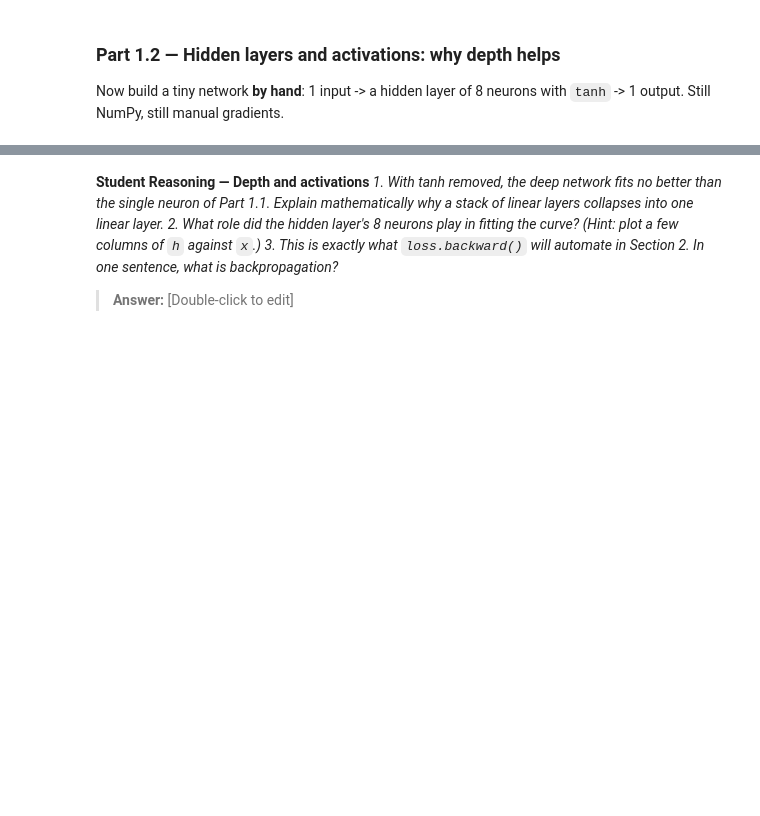
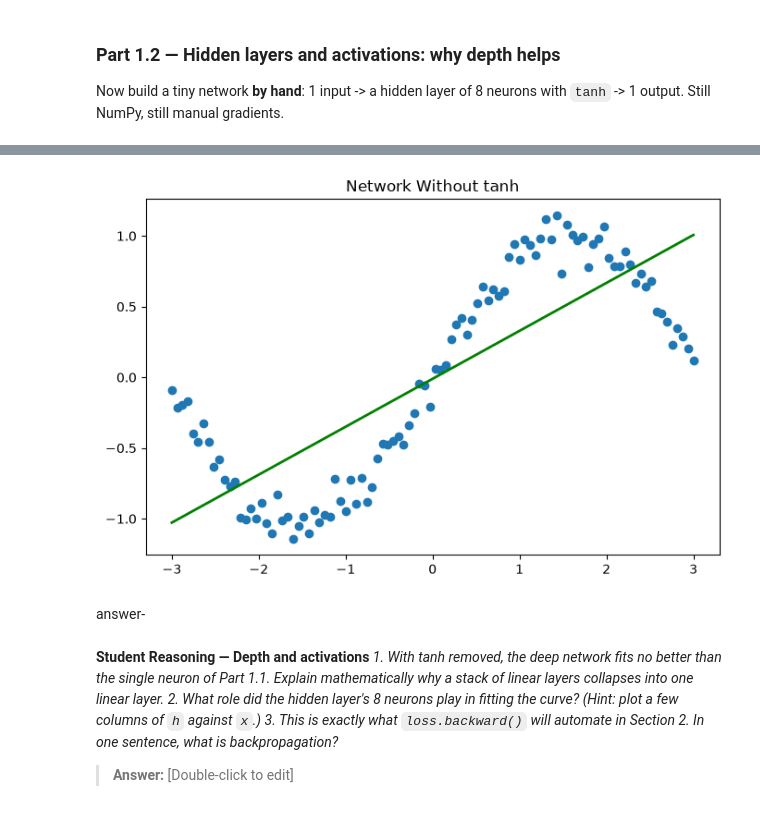
Before and after one commit to kgyamebi/lab-3, a Jupyter notebook: Lab_3.ipynb, the cells around one changed output, grey strips where cells are left out. Cells and saved outputs as stored; diff of their text form; code cells hidden in the pictures; blank space fills up the shorter version.

```diff
--- a/Lab_3.ipynb
+++ b/Lab_3.ipynb
@@ -195,3 +296,27 @@ Now build a tiny network **by hand**: 1 input -> a hidden layer of 8 neurons wit
+# %%
+z1 = x_nn @ W1_linear + b1_linear
+h = z1
+
+y_pred_linear = h @ W2_linear + b2_linear
+
+plt.figure(figsize=(8,5))
+
+plt.scatter(x, y)
+
+plt.plot(
+    x,
+    y_pred_linear,
+    color="green",
+    linewidth=2
+)
+
+plt.title("Network Without tanh")
+
+plt.show()
+# %% [output]
+[figure, added]
+# %% [markdown]
+answer-
 # %% [markdown]
 **Student Reasoning — Depth and activations**
 *1. With tanh removed, the deep network fits no better than the single neuron of Part 1.1.
```
Also changed, not shown: parts of 4 cells of this notebook.
